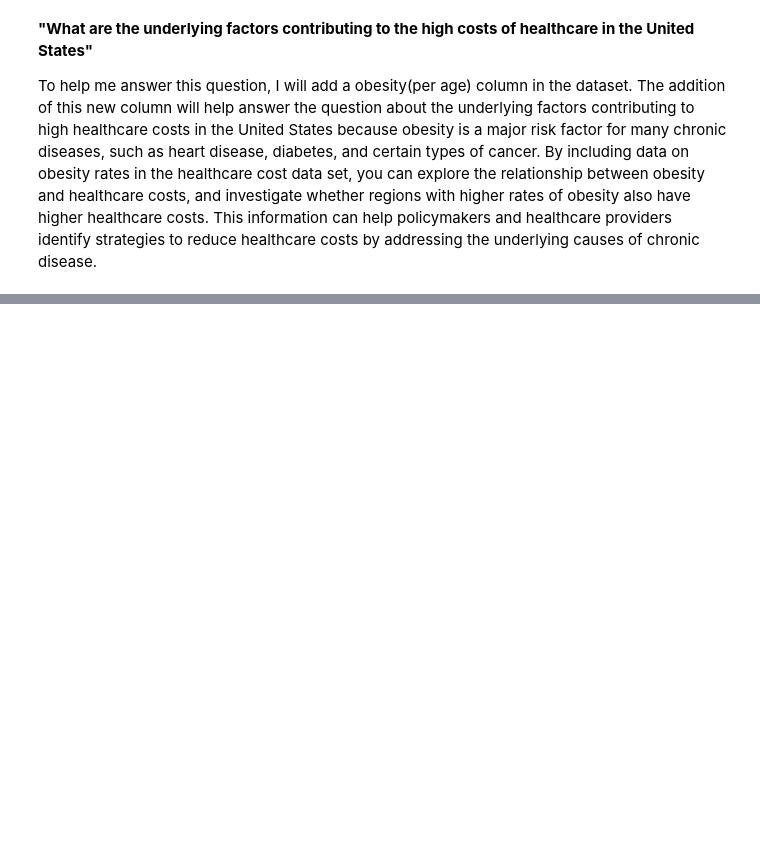
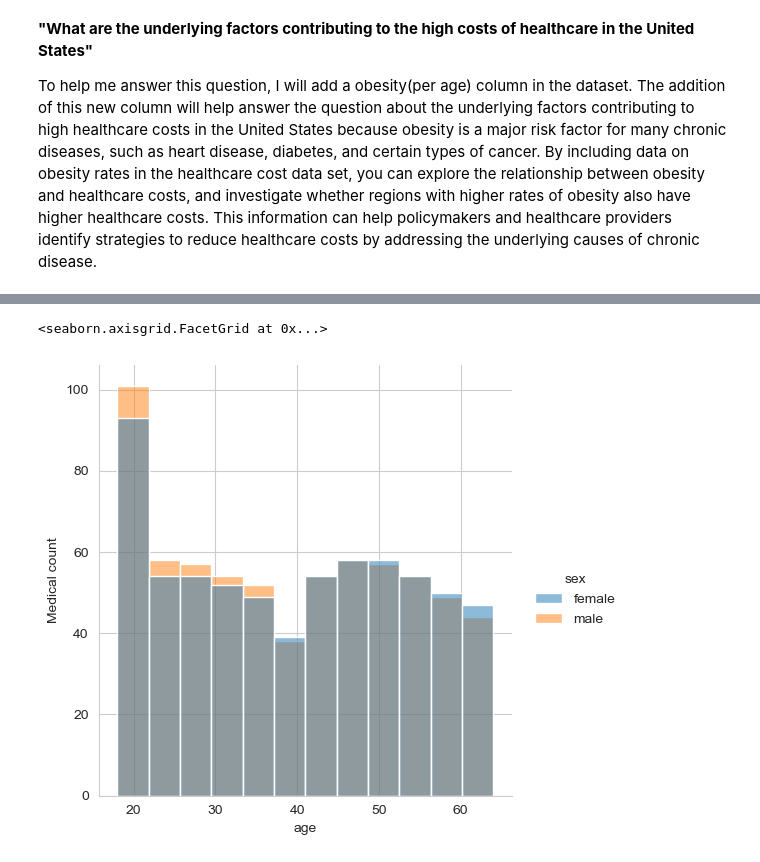
Before and after one commit to ubco-W2022T2-data301/project-group-group40, a Jupyter notebook: analysis/analysis1.ipynb, the cells around one changed output, grey strips where cells are left out. Cells and saved outputs as stored; diff of their text form; code cells hidden in the pictures; blank space fills up the shorter version.

```diff
--- a/analysis/analysis1.ipynb
+++ b/analysis/analysis1.ipynb
@@ -7,5 +7,7 @@ To help me answer this question, I will add a obesity(per age) column in the dat
 # %%
 import pandas as pd
 
-project_data = pd.read_csv('data/raw/Medical_Cost.csv')
+project_data = pd.read_csv('../data/raw/Medical_Cost.csv')
+
+print(project_data)
 # %% [output]
@@ -12,0 +28,10 @@ FileNotFoundError: [Errno 2] No such file or directory: 'data/raw/Medical_Cost.c
+# %%
+import pandas as pd
+import seaborn as sns
+
+sns.set_style('whitegrid')
+df = sns.displot(x='age', hue='sex', data=project_data)
+df.set(ylabel="Medical count")
+# %% [output]
+<seaborn.axisgrid.FacetGrid at 0x...>
+[figure, added]
```
Also changed, not shown: parts of 3 cells of this notebook, 2 other files.
